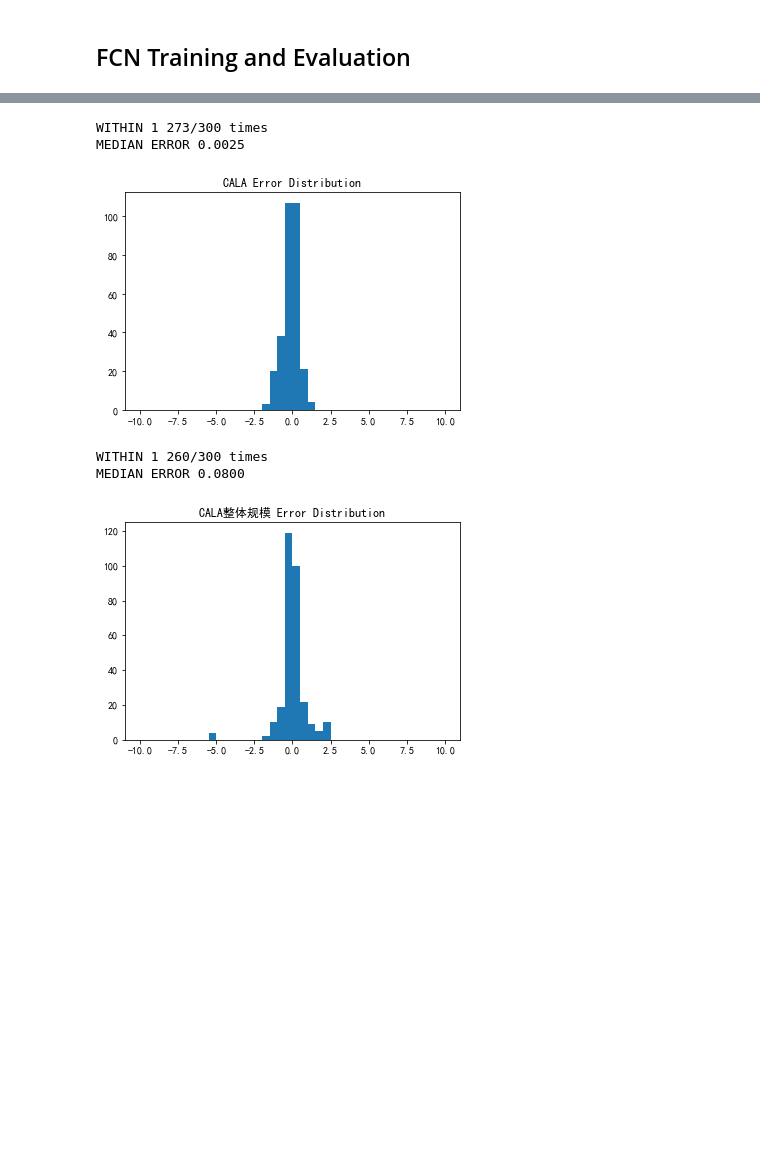
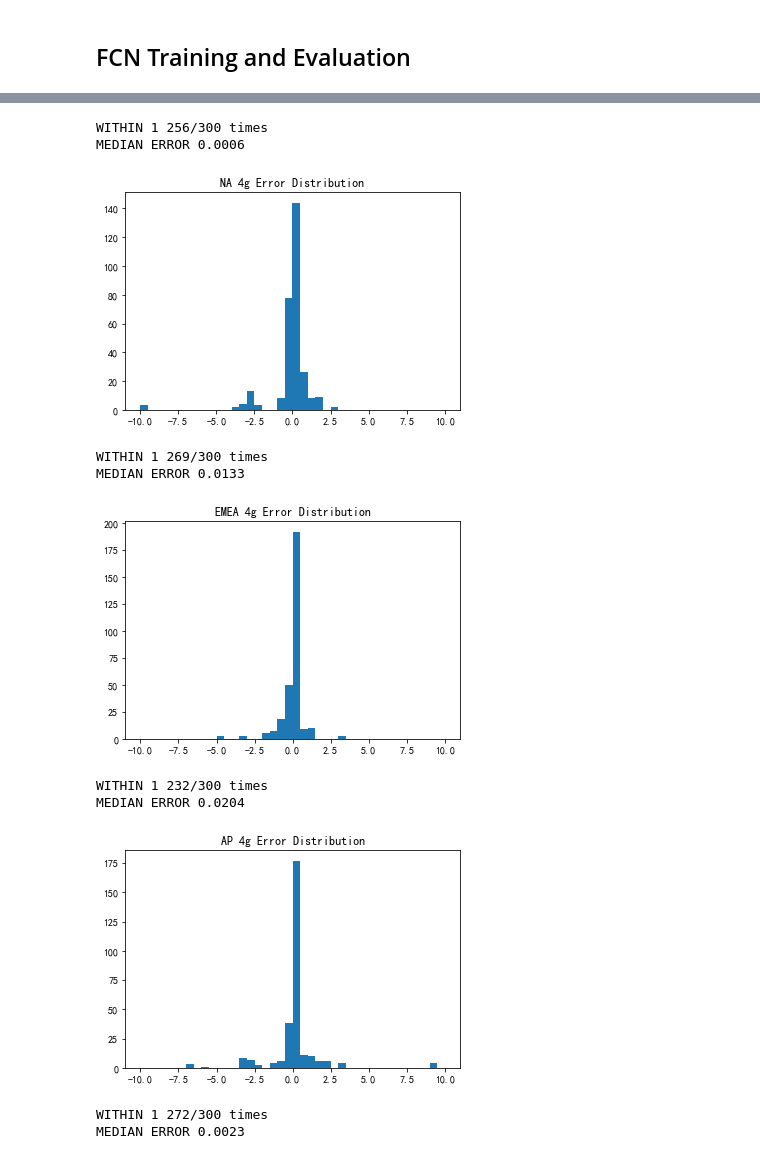
Before and after one commit to Leo428/Self-Driving-Decal, a Jupyter notebook: hw/huawei_model/model.ipynb, the cells around one changed output, grey strips where cells are left out. Cells and saved outputs as stored; diff of their text form; code cells hidden in the pictures; blank space fills up the shorter version.

```diff
--- a/hw/huawei_model/model.ipynb
+++ b/hw/huawei_model/model.ipynb
@@ -385,58 +254,16 @@ MEDIAN ERROR 0.3716
-# %%
-'''
-Evaluate the model for it's performance.
-'''
-TEST = 300
-correct = 0
-tol = 1
-errors = []
-
-for i in range(TEST):
-    print(f"TESTING {i + 1}/{TEST}", end = "\r")
-    index = np.random.randint(low=9, high=83 + 1)
-    target = columns_dict["4G CALA规模"][index]
-    inp = [columns_dict["2G CALA规模"][index-1], columns_dict["3G CALA规模"][index-1]]
-    out = CALA_4g_model.predict(inp)
-
-    if (abs(out - target) < tol):
-        correct += 1
-    errors.append(out - target)
-print(f"WITHIN {tol} {correct}/{TEST} times")
-print(f"MEDIAN ERROR {np.median(np.abs(errors)):.4f}")
-
-plt.title("CALA Error Distribution")
-plt.hist(errors, bins = 40, range = (-10, 10))
-plt.show()
-# %% [output]
-WITHIN 1 273/300 times
-MEDIAN ERROR 0.0025
-[figure, removed]
-# %%
-'''
-Evaluate the model for it's performance.
-'''
-TEST = 300
-correct = 0
-tol = 1
-errors = []
-
-for i in range(TEST):
-    print(f"TESTING {i + 1}/{TEST}", end = "\r")
-    index = np.random.randint(low=9, high=83 + 1)
-    target = columns_dict["CALA整体规模"][index]
-    inp = [columns_dict["2G CALA规模"][index-1], columns_dict["3G CALA规模"][index-1], columns_dict["4G CALA规模"][index-1]]
-    out = CALA_total_model.predict(inp)
-
-    if (abs(out - target) < tol):
-        correct += 1
-    errors.append(out - target)
-print(f"WITHIN {tol} {correct}/{TEST} times")
-print(f"MEDIAN ERROR {np.median(np.abs(errors)):.4f}")
-
-plt.title("CALA整体规模 Error Distribution")
-plt.hist(errors, bins = 40, range = (-10, 10))
-plt.show()
-# %% [output]
-WITHIN 1 260/300 times
-MEDIAN ERROR 0.0800
-[figure, removed]
+# %%
+for i in range(len(models_5g)):
+    names = column_names[names_list[i]]
+    plot_error(models_5g[i], names[:2], columns_dict[names[2]], 1, names_list[i] + ' 4g')
+# %% [output]
+WITHIN 1 256/300 times
+MEDIAN ERROR 0.0006
+[figure, added]
+WITHIN 1 269/300 times
+MEDIAN ERROR 0.0133
+[figure, added]
+WITHIN 1 232/300 times
+MEDIAN ERROR 0.0204
+[figure, added]
+WITHIN 1 272/300 times
+MEDIAN ERROR 0.0023
```
Also changed, not shown: parts of 21 cells of this notebook, 19 other files.
